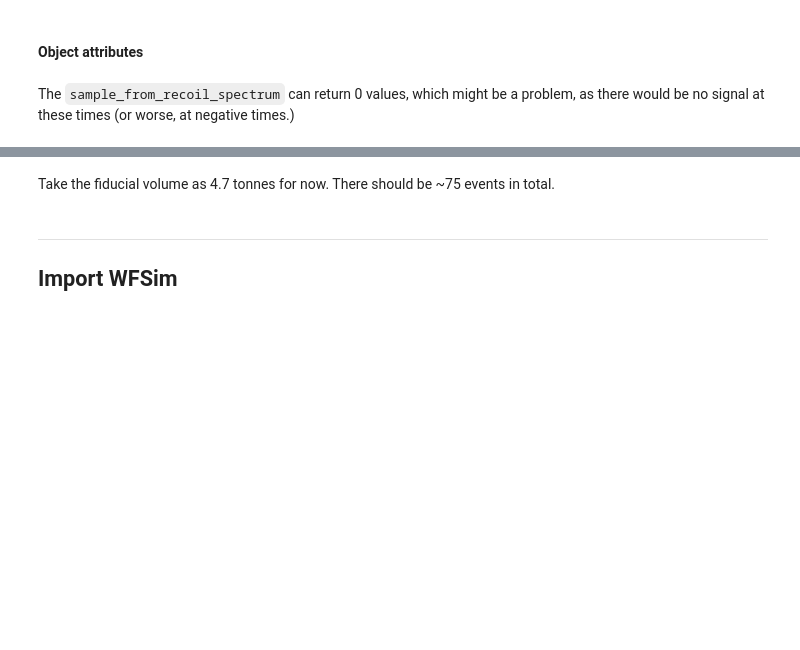
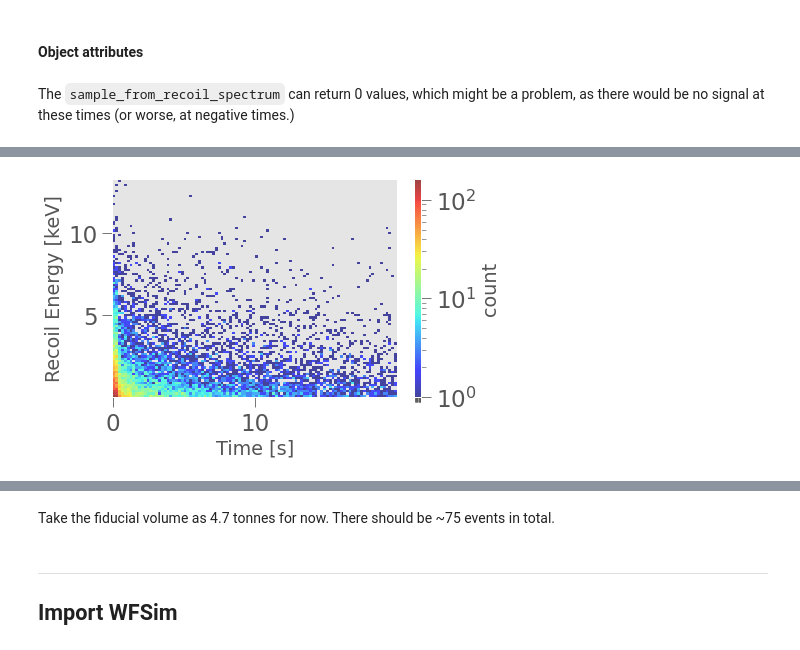
Before and after one commit to XENONnT/multimessenger, a Jupyter notebook: notebooks/Supernova_Signal-WFSim.ipynb, the cells around one changed output, grey strips where cells are left out. Drawn from its saved outputs; the diff is of its cells as text; code cells hidden in the pictures; blank space fills up the shorter version.

```diff
--- a/notebooks/Supernova_Signal-WFSim.ipynb
+++ b/notebooks/Supernova_Signal-WFSim.ipynb
@@ -101,15 +72,17 @@ ax2.hist(sample_E, bins=200);
 # %%
-# kwargs = dict(norm=LogNorm(), bins=100) # range=[[0, 3_000], [0, 20_000]],
+kwargs = dict(norm=LogNorm(), bins=100) # range=[[0, 3_000], [0, 20_000]],
 
-# mh_cut = mh.Histdd(sample_t, sample_E, **kwargs)
+mh_cut = mh.Histdd(sample_t, sample_E, **kwargs)
 
-# mh_cut.plot(log_scale=True,
-#             cblabel='count',
-#             cmap=plt.get_cmap('jet'),
-#             alpha=0.7,  colorbar_kwargs=dict(orientation="vertical",
-#                                              pad=0.05,
-#                                              aspect=30,
-#                                              fraction=0.1));
-# plt.ylabel('Recoil Energy [keV]')
-# plt.xlabel('Time [s]');
+mh_cut.plot(log_scale=True,
+            cblabel='count',
+            cmap=plt.get_cmap('jet'),
+            alpha=0.7,  colorbar_kwargs=dict(orientation="vertical",
+                                             pad=0.05,
+                                             aspect=30,
+                                             fraction=0.1));
+plt.ylabel('Recoil Energy [keV]')
+plt.xlabel('Time [s]');
+# %% [output]
+[figure, added]
 # %%
```
Also changed, not shown: parts of 30 cells of this notebook, 7 other files.
